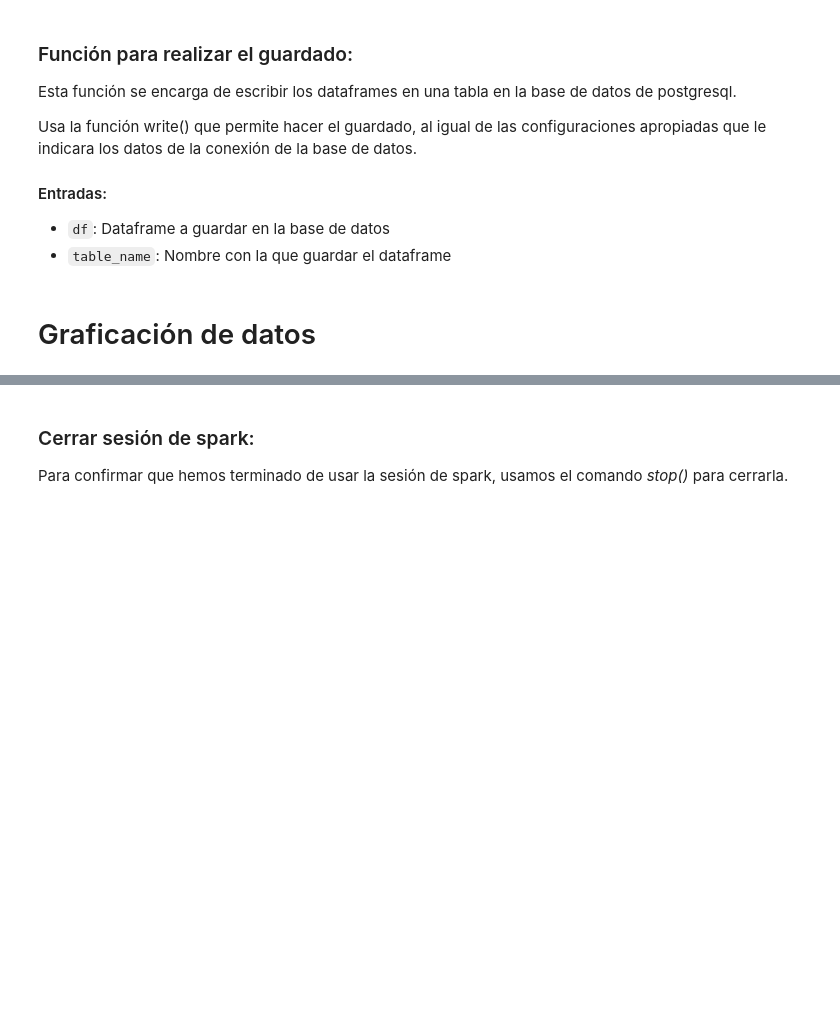
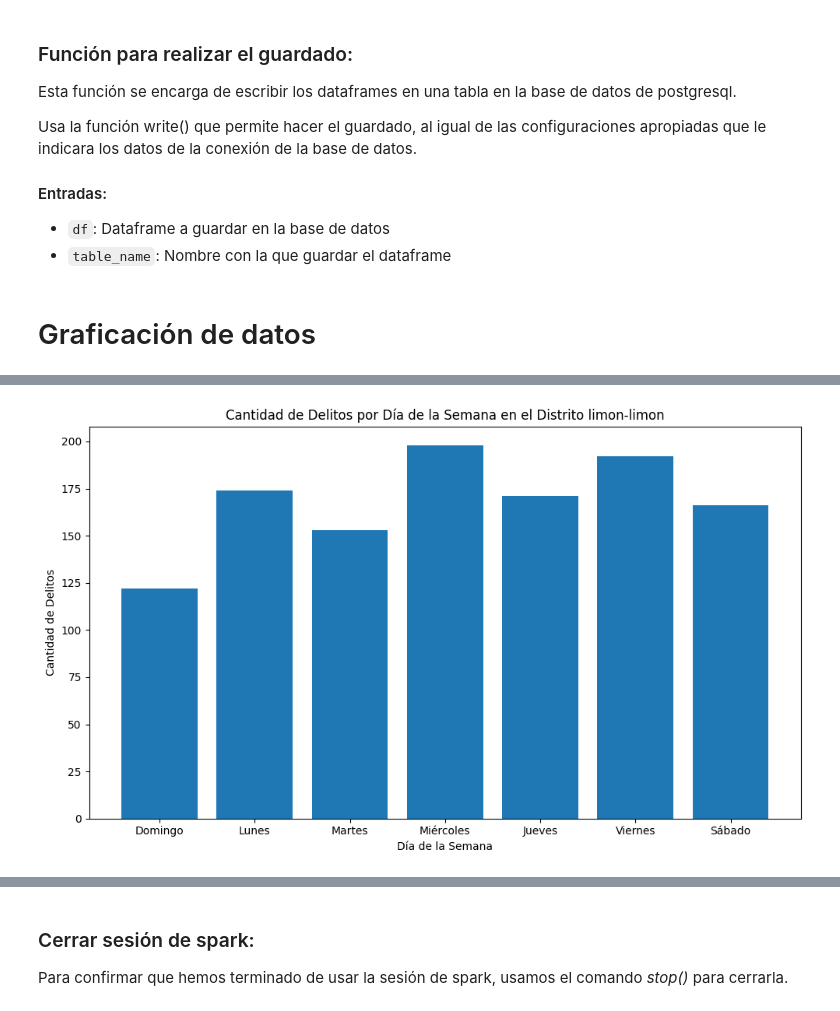
Before and after one commit to yosgarcia/Proyecto3BD2, a Jupyter notebook: Proyecto3.ipynb, the cells around one changed output, grey strips where cells are left out. Saved outputs shown, nothing was run; the diff lists cells and outputs as text; code cells hidden in the pictures; blank space fills up the shorter version.

```diff
--- a/Proyecto3.ipynb
+++ b/Proyecto3.ipynb
@@ -638 +614,39 @@ def district_with_most_crimes_per_day(df_oij):
+# %%
+# Función para graficar los crimenes por dia de la semana del distrito con mas crimenes
+def district_with_most_crimes_per_day(df_oij):
+    # Se añade la columna Canton-Distrito en el df del oij para hacer buscqueda del distrito de forma precisa y se obtiene
+    # el nombre del distrito con mas crimenes
+    df_oij = df_oij.withColumn("Canton-Distrito", concat(col("Canton"), lit("-"), col("Distrito")))
+    district_with_most_crimes = df_oij.groupBy("Canton-Distrito").count().orderBy("count", ascending=False).first()["Canton-Distrito"]
+
+    # Se crea el df del distrito con mas crimenes y se convierte la fecha
+    df_district_with_most_crimes = df_oij.filter(df_oij["Canton-Distrito"] == district_with_most_crimes)
+    df_district_with_most_crimes = df_district_with_most_crimes.withColumn("Fecha", to_date(df_district_with_most_crimes["Fecha"], "d/M/yyyy"))
+
+    # Se crea la columna numero de dia de la semana y se obtiene el dia de la semana (usando la funcion dayofweek de pyspark)
+    df_district_with_most_crimes = df_district_with_most_crimes.withColumn("DiaSemanaNum", dayofweek("Fecha"))
+
+    # Se crea un diccionario para mapear los numeros del dia de la semana en el nombre del dia
+    weekdays = {1: "Domingo", 2: "Lunes", 3: "Martes", 4: "Miércoles", 5: "Jueves", 6: "Viernes", 7: "Sábado"}
+
+    # Se cuentan los crimenes hechos en base a los dias de los semana (para tener el valor de cuantos crimenes se hicieron Lunes por ejemplo)
+    crimes_by_day_of_the_week = df_district_with_most_crimes.groupBy("DiaSemanaNum").count()
+
+    # Se convierte el df a Pandas y luego se ordenan segun el numero del dia de la semana
+    crimes_by_day_of_the_week_pandas = crimes_by_day_of_the_week.toPandas()
+    crimes_by_day_of_the_week_pandas = crimes_by_day_of_the_week_pandas.sort_values(by="DiaSemanaNum")
+
+    # Se grafica lo anterior y se mapean los dias de la semana de numeros a nombre del dia. (DiaSemanaNum es el eje X y la cantidad el eje Y)
+    plt.figure(figsize=(10, 6))
+    plt.bar(crimes_by_day_of_the_week_pandas['DiaSemanaNum'].map(weekdays), crimes_by_day_of_the_week_pandas['count'])
+    plt.xlabel('Día de la Semana')
+    plt.ylabel('Cantidad de Delitos')
+    plt.title(f'Cantidad de Delitos por Día de la Semana en el Distrito {district_with_most_crimes}')
+    plt.tight_layout()
+    plt.show()
+
+# Se llama a la funcion y se muestra el grafico
+district_with_most_crimes_per_day(df_oij)
+# %% [output]
+[figure, added]
 # %%
```
Also changed, not shown: parts of 12 cells of this notebook.
